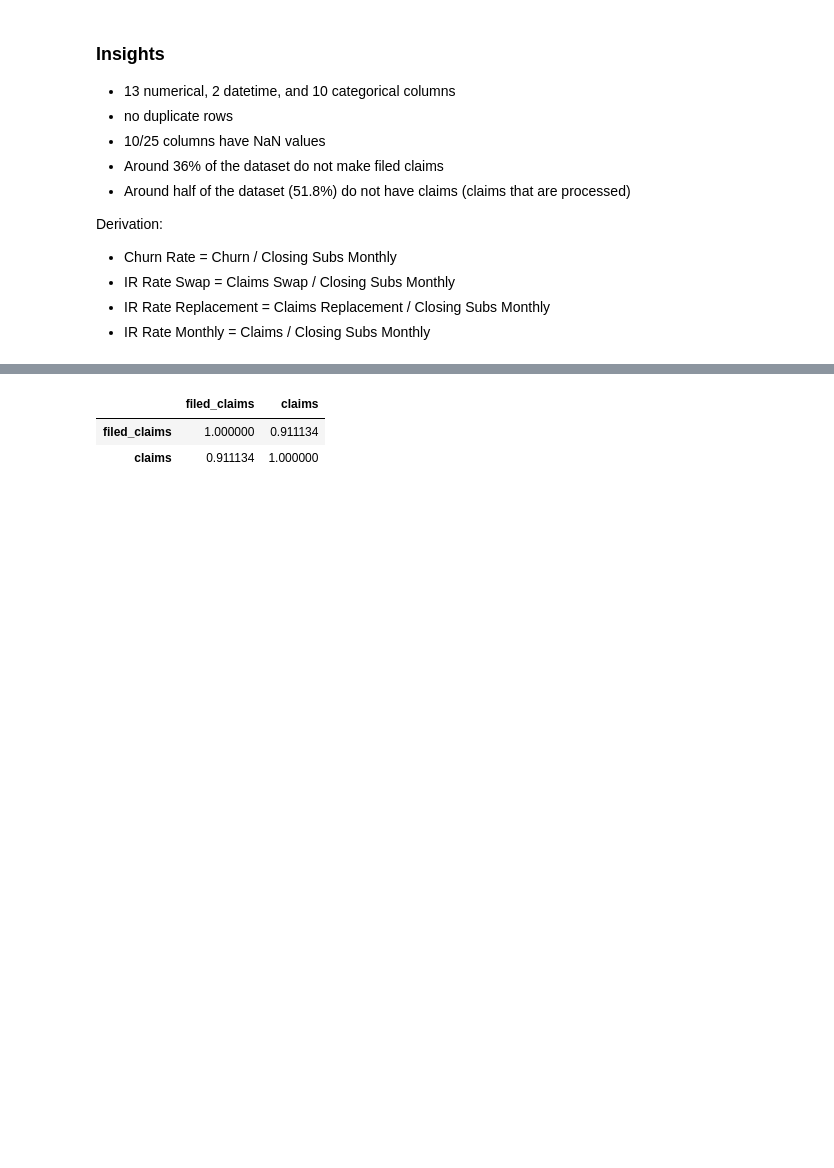
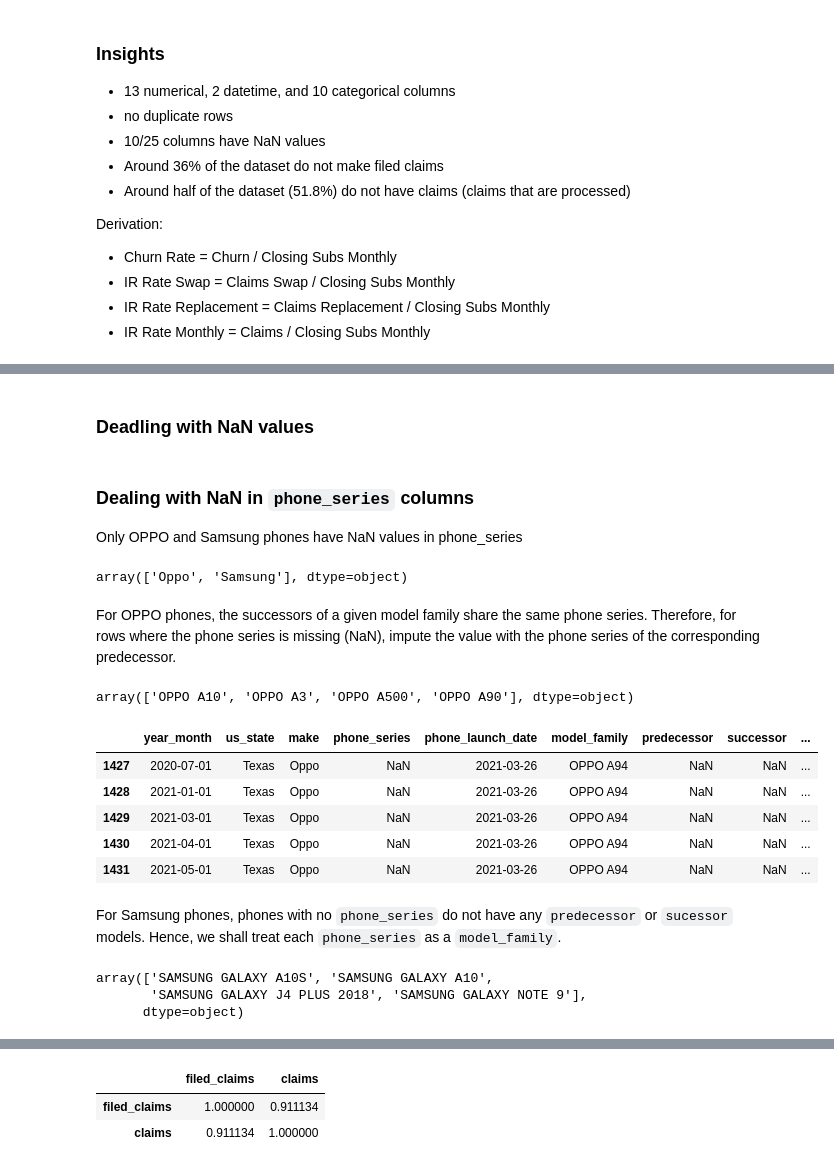
Before and after one commit to ChinSekYi/demand-forcasting-for-phone-devices, a Jupyter notebook: asurion.ipynb, the cells around one changed output, grey strips where cells are left out. Drawn from its saved outputs; the diff is of its cells as text; code cells hidden in the pictures; blank space fills up the shorter version.

```diff
--- a/asurion.ipynb
+++ b/asurion.ipynb
@@ -269,0 +253,43 @@ There is a high correlation between `filed_claims` and `claims`. Hence, we can t
+# %% [markdown]
+### Deadling with NaN values
+# %% [markdown]
+### Dealing with NaN in `phone_series` columns
+
+Only OPPO and Samsung phones have NaN values in phone_series
+# %%
+df[df['phone_series'].isna()]['make'].unique()
+# %% [output]
+array(['Oppo', 'Samsung'], dtype=object)
+# %% [markdown]
+For OPPO phones, the successors of a given model family share the same phone series. Therefore, for rows where the phone series is missing (NaN), impute the value with the phone series of the corresponding predecessor.
+# %%
+# Available Oppo phone series
+df[df['phone_series'].notna() & (df['make'] == 'Oppo')]['phone_series'].unique()
+# %% [output]
+array(['OPPO A10', 'OPPO A3', 'OPPO A500', 'OPPO A90'], dtype=object)
+# %%
+# To check that the successors of a given model family share the same phone series.
+
+# For phone_series = OPPO A3
+df[df['model_family'] == 'OPPO A3S'].head()
+df[df['model_family'] == 'OPPO A5 2020'].head()
+
+# For phone_series = OPPO A10
+df[df['model_family'] == 'OPPO A12'].head()
+df[df['model_family'] == 'OPPO A15'].head()
+df[df['model_family'] == 'OPPO A16'].head()
+
+# For phone_series = OPPO A500
+df[df['model_family'] == 'OPPO A520'].head()
+
+# For phone_series = OPPO A90
+df[df['model_family'] == 'OPPO A92'].head()
+df[df['model_family'] == 'OPPO A93'].head()
+df[df['model_family'] == 'OPPO A94'].head()
+# %% [output]
+|  | year_month | us_state | make | phone_series | phone_launch_date | model_family | predecessor | successor | ... |
+| 1427 | 2020-07-01 | Texas | Oppo | NaN | 2021-03-26 | OPPO A94 | NaN | NaN | ... |
+| 1428 | 2021-01-01 | Texas | Oppo | NaN | 2021-03-26 | OPPO A94 | NaN | NaN | ... |
+| 1429 | 2021-03-01 | Texas | Oppo | NaN | 2021-03-26 | OPPO A94 | NaN | NaN | ... |
+| 1430 | 2021-04-01 | Texas | Oppo | NaN | 2021-03-26 | OPPO A94 | NaN | NaN | ... |
+| 1431 | 2021-05-01 | Texas | Oppo | NaN | 2021-03-26 | OPPO A94 | NaN | NaN | ... |
@@ -269,0 +309,9 @@ There is a high correlation between `filed_claims` and `claims`. Hence, we can t
+# %% [markdown]
+For Samsung phones, phones with no `phone_series` do not have any `predecessor` or `sucessor` models. Hence, we shall treat each `phone_series` as a `model_family`.
+# %%
+# Samsung phones that have NaN in phone_series
+df[df['phone_series'].isna() & (df['make'] == 'Samsung')]['model_family'].unique()
+# %% [output]
+array(['SAMSUNG GALAXY A10S', 'SAMSUNG GALAXY A10',
+       'SAMSUNG GALAXY J4 PLUS 2018', 'SAMSUNG GALAXY NOTE 9'],
+      dtype=object)
```
Also changed, not shown: parts of 26 cells of this notebook, 1 other file.
